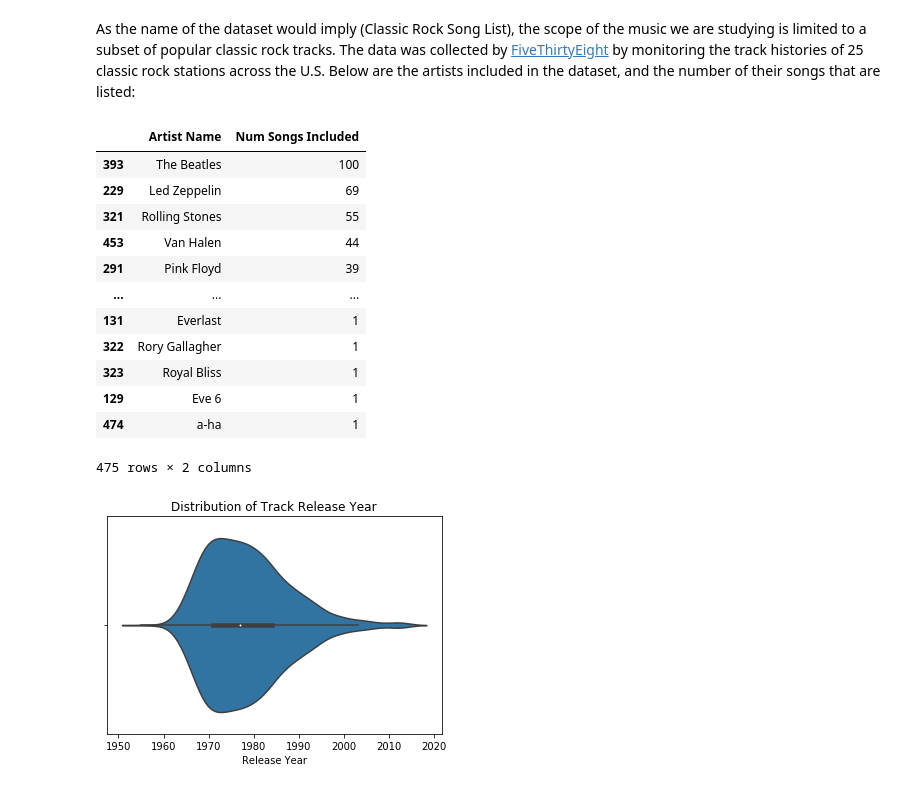
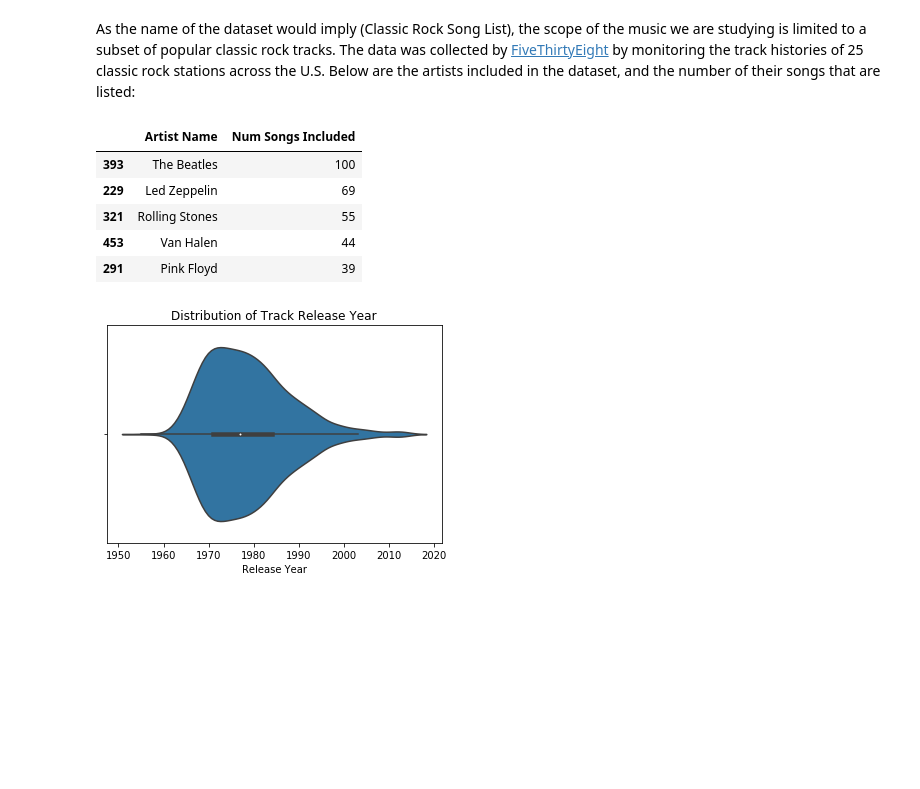
Before and after one commit to uic-cs418/cs418-s20-the-diatonics, a Jupyter notebook: CS-418-Final-Report.ipynb, the cells around one changed output. Drawn from its saved outputs; the diff is of its cells as text; code cells hidden in the pictures; blank space fills up the shorter version.

```diff
--- a/CS-418-Final-Report.ipynb
+++ b/CS-418-Final-Report.ipynb
@@ -51,21 +51,14 @@ tracks_with_audio_features.head()
 # %% [markdown]
 As the name of the dataset would imply (Classic Rock Song List), the scope of the music we are studying is limited to a subset of popular classic rock tracks. The data was collected by [FiveThirtyEight](https://fivethirtyeight.com/features/why-classic-rock-isnt-what-it-used-to-be/) by monitoring the track histories of 25 classic rock stations across the U.S. Below are the artists included in the dataset, and the number of their songs that are listed:
 # %%
-data.get_artists_and_song_count(raw_song_data)
+data.get_artists_and_song_count(raw_song_data).head()
 # %% [output]
 |  | Artist Name | Num Songs Included |
 | 393 | The Beatles | 100 |
 | 229 | Led Zeppelin | 69 |
 | 321 | Rolling Stones | 55 |
 | 453 | Van Halen | 44 |
 | 291 | Pink Floyd | 39 |
-| ... | ... | ... |
-| 131 | Everlast | 1 |
-| 322 | Rory Gallagher | 1 |
-| 323 | Royal Bliss | 1 |
-| 129 | Eve 6 | 1 |
-| 474 | a-ha | 1 |
-475 rows × 2 columns
 # %%
 import viz
 viz.get_release_year_distribution_graph(raw_song_data)
```
Also changed, not shown: parts of 13 cells of this notebook, 2 other files.
